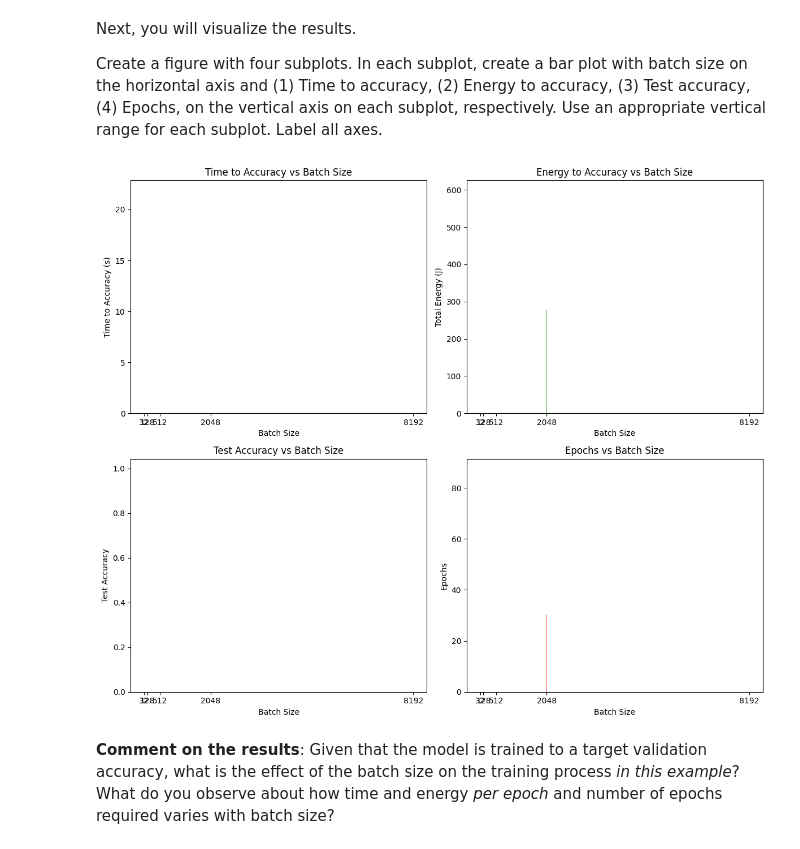
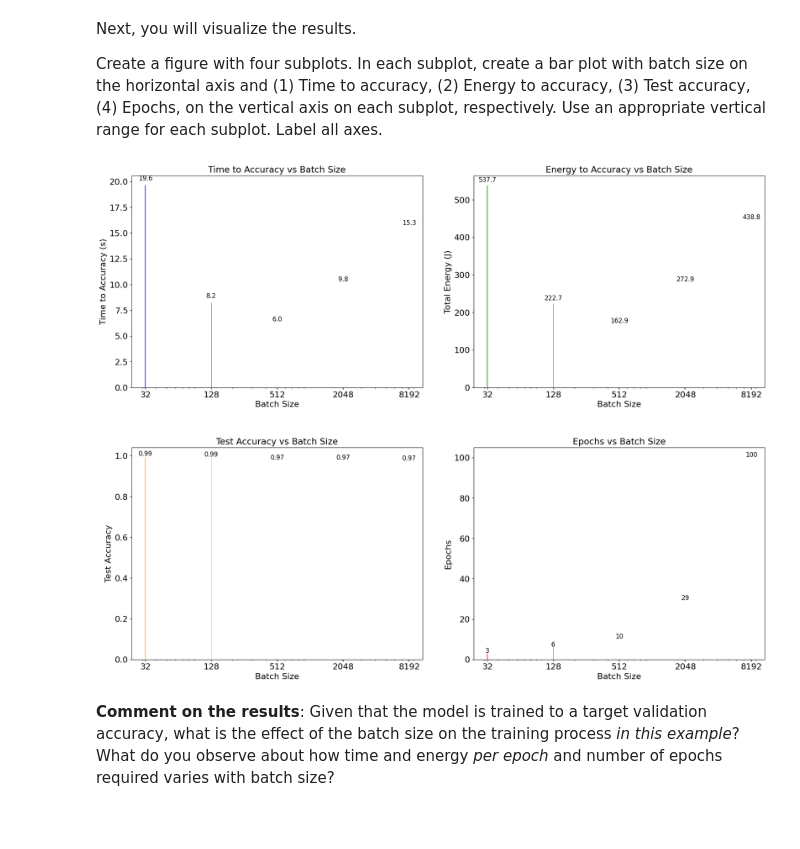
Before and after one commit to ChintzRuparel/ECE6143, a Jupyter notebook: notebooks/8-lab-neural-net-music-classification.ipynb, the cells around one changed output. Saved outputs shown, nothing was run; the diff lists cells and outputs as text; code cells hidden in the pictures; blank space fills up the shorter version.

```diff
--- a/notebooks/8-lab-neural-net-music-classification.ipynb
+++ b/notebooks/8-lab-neural-net-music-classification.ipynb
@@ -1073,52 +1024,70 @@ Create a figure with four subplots. In each subplot, create a bar plot with batc
 # TODO - visualize effect of varying batch size, when training to a target accuracy
 
 
+
+
 import matplotlib.pyplot as plt
+import numpy as np
 
-# Extract metrics for visualization
 batch_sizes = [metrics['batch_size'] for metrics in metrics_vs_bs]
 train_times = [metrics['train_time'] for metrics in metrics_vs_bs]
 total_energies = [metrics['total_energy'] for metrics in metrics_vs_bs]
 test_accuracies = [metrics['test_accuracy'] for metrics in metrics_vs_bs]
 epochs = [metrics['epochs'] for metrics in metrics_vs_bs]
 
-# Create a figure with 4 subplots
-fig, axes = plt.subplots(2, 2, figsize=(12, 10))
+fig, axes = plt.subplots(2, 2, figsize=(20, 16))  # Large figure
+
+plt.rcParams.update({'font.size': 14})
 
 # Subplot 1: Time to accuracy vs. batch size
-axes[0, 0].bar(batch_sizes, train_times, color='blue', alpha=0.7)
+axes[0, 0].bar(batch_sizes, train_times, color='blue', alpha=0.8, width=0.6)
 axes[0, 0].set_title('Time to Accuracy vs Batch Size')
 axes[0, 0].set_xlabel('Batch Size')
 axes[0, 0].set_ylabel('Time to Accuracy (s)')
+axes[0, 0].set_xscale('log')  # Logarithmic scale for x-axis
 axes[0, 0].set_xticks(batch_sizes)
+axes[0, 0].set_xticklabels([f'{bs}' for bs in batch_sizes])
+for i, v in enumerate(train_times):
+    axes[0, 0].text(batch_sizes[i], v + 0.5, f"{v:.1f}", ha='center', fontsize=12)
 
 # Subplot 2: Energy to accuracy vs. batch size
-axes[0, 1].bar(batch_sizes, total_energies, color='green', alpha=0.7)
+axes[0, 1].bar(batch_sizes, total_energies, color='green', alpha=0.8, width=0.6)
 axes[0, 1].set_title('Energy to Accuracy vs Batch Size')
 axes[0, 1].set_xlabel('Batch Size')
 axes[0, 1].set_ylabel('Total Energy (J)')
+axes[0, 1].set_xscale('log')  # Logarithmic scale for x-axis
 axes[0, 1].set_xticks(batch_sizes)
+axes[0, 1].set_xticklabels([f'{bs}' for bs in batch_sizes])
+for i, v in enumerate(total_energies):
+    axes[0, 1].text(batch_sizes[i], v + 10, f"{v:.1f}", ha='center', fontsize=12)
 
 # Subplot 3: Test accuracy vs. batch size
-axes[1, 0].bar(batch_sizes, test_accuracies, color='orange', alpha=0.7)
+axes[1, 0].bar(batch_sizes, test_accuracies, color='orange', alpha=0.8, width=0.6)
 axes[1, 0].set_title('Test Accuracy vs Batch Size')
 axes[1, 0].set_xlabel('Batch Size')
 axes[1, 0].set_ylabel('Test Accuracy')
+axes[1, 0].set_xscale('log')  # Logarithmic scale for x-axis
 axes[1, 0].set_xticks(batch_sizes)
+axes[1, 0].set_xticklabels([f'{bs}' for bs in batch_sizes])
+for i, v in enumerate(test_accuracies):
+    axes[1, 0].text(batch_sizes[i], v + 0.01, f"{v:.2f}", ha='center', fontsize=12)
 
 # Subplot 4: Epochs vs. batch size
-axes[1, 1].bar(batch_sizes, epochs, color='red', alpha=0.7)
+axes[1, 1].bar(batch_sizes, epochs, color='red', alpha=0.8, width=0.6)
 axes[1, 1].set_title('Epochs vs Batch Size')
 axes[1, 1].set_xlabel('Batch Size')
 axes[1, 1].set_ylabel('Epochs')
+axes[1, 1].set_xscale('log')  # Logarithmic scale for x-axis
 axes[1, 1].set_xticks(batch_sizes)
+axes[1, 1].set_xticklabels([f'{bs}' for bs in batch_sizes])
+for i, v in enumerate(epochs):
+    axes[1, 1].text(batch_sizes[i], v + 0.5, f"{v}", ha='center', fontsize=12)
 
-# Adjust layout
-plt.tight_layout()
+plt.tight_layout(pad=6.0, w_pad=3.0, h_pad=4.0)
 
 # Display the plots
 plt.show()
 # %% [output]
-[figure, old version]
+[figure, new version]
 # %% [markdown]
 **Comment on the results**: Given that the model is trained to a target validation accuracy, what is the effect of the batch size on the training process *in this example*? What do you observe about how time and energy *per epoch* and number of epochs required varies with batch size?
```
Also changed, not shown: parts of 17 cells of this notebook.
